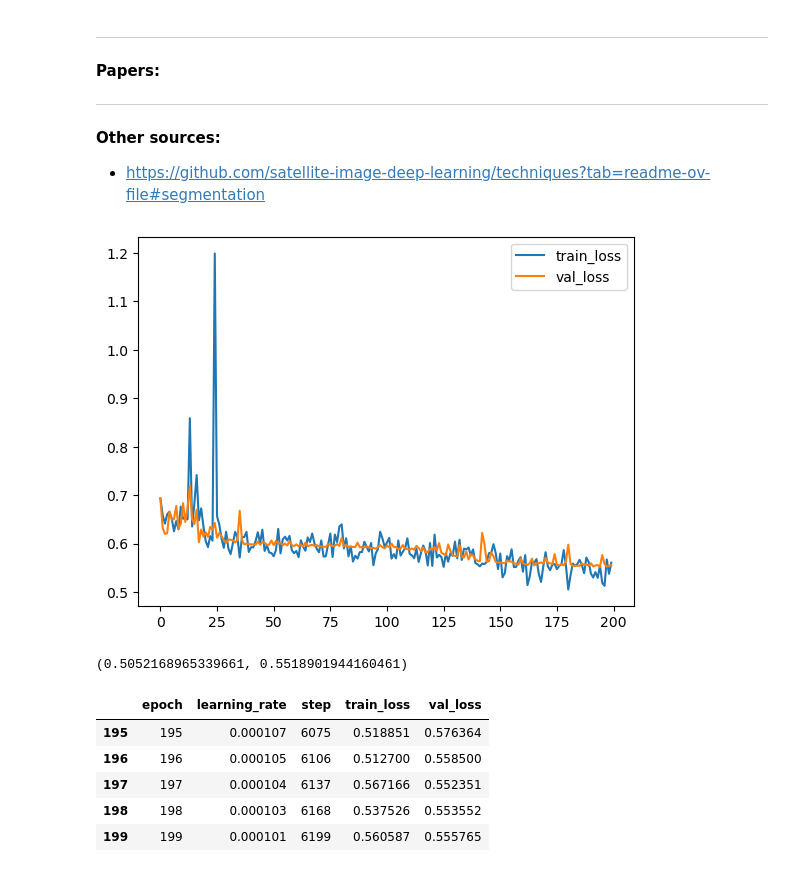
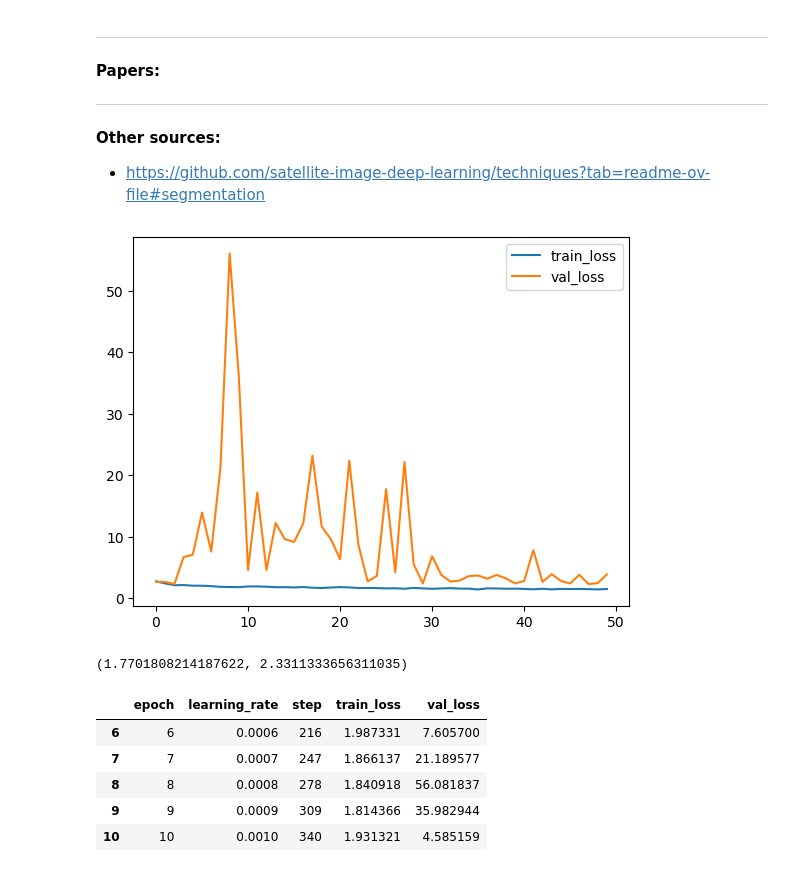
Before and after one commit to ermahechap/Proj-Redes-Neuronales-2024, a Jupyter notebook: data.ipynb, the cells around one changed output. Cells and saved outputs as stored; diff of their text form; code cells hidden in the pictures.

```diff
--- a/data.ipynb
+++ b/data.ipynb
@@ -40,27 +40,27 @@ import pandas as pd
 import numpy as np
 import matplotlib.pyplot as plt
 # %%
-df = pd.read_csv('./training_shallow/test_img_only_5/train_logs/version_0/metrics.csv')
+df = pd.read_csv('./2_unet/training_unet/t_1/train_logs/version_0/metrics.csv')
 df = df.groupby(['epoch']).max().reset_index()
 plt.plot(df['epoch'], df['train_loss'], label='train_loss')
 plt.plot(df['epoch'], df['val_loss'], label='val_loss')
 plt.legend()
 plt.show()
 # %% [output]
-[figure, old version]
+[figure, new version]
 # %%
 df['train_loss'].min(), df['val_loss'].min()
 # %% [output]
-(0.5052168965339661, 0.5518901944160461)
+(1.7701808214187622, 2.3311333656311035)
 # %%
 df.tail(5)
 # %% [output]
 |  | epoch | learning_rate | step | train_loss | val_loss |
-| 195 | 195 | 0.000107 | 6075 | 0.518851 | 0.576364 |
-| 196 | 196 | 0.000105 | 6106 | 0.512700 | 0.558500 |
-| 197 | 197 | 0.000104 | 6137 | 0.567166 | 0.552351 |
-| 198 | 198 | 0.000103 | 6168 | 0.537526 | 0.553552 |
-| 199 | 199 | 0.000101 | 6199 | 0.560587 | 0.555765 |
+| 6 | 6 | 0.0006 | 216 | 1.987331 | 7.605700 |
+| 7 | 7 | 0.0007 | 247 | 1.866137 | 21.189577 |
+| 8 | 8 | 0.0008 | 278 | 1.840918 | 56.081837 |
+| 9 | 9 | 0.0009 | 309 | 1.814366 | 35.982944 |
+| 10 | 10 | 0.0010 | 340 | 1.931321 | 4.585159 |
 # %%
 plt.plot(df['epoch'], df['learning_rate'], label='lr')
 plt.legend()
```
Also changed, not shown: parts of 1 cell of this notebook, 3 other files.
